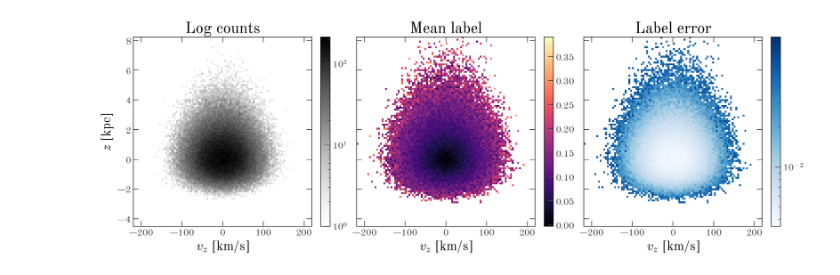
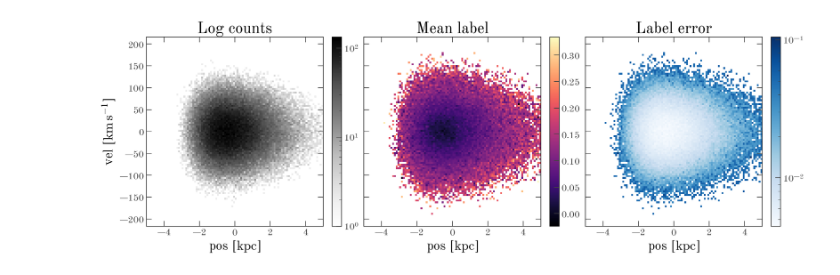
Before and after one commit to adrn/torusimaging-radial, a Jupyter notebook: scripts/Radial-qIso-df.ipynb, the cells around one changed output. Drawn from its saved outputs; the diff is of its cells as text; code cells hidden in the pictures.

```diff
--- a/scripts/Radial-qIso-df.ipynb
+++ b/scripts/Radial-qIso-df.ipynb
@@ -40,12 +43,7 @@ pdata = make_qiso_df(N=1_000_000)
 # %%
-Rg = pdata["Rg"]
-vc = vc0
-
-# TODO: hack - what if we get the rotation curve wrong?
-# vc = 220 * u.km/u.s
-# Rg = (pdata["J"][:, 1] / vc).to(u.kpc)
+Lz = pdata["J"][:, 1]
 # %%
-Rg_bin = 8.0 * u.kpc
-mask = (np.abs(Rg - Rg_bin) < 0.5 * u.kpc) & (pdata["zmax"] < 0.1 * u.kpc)
+Lz_bin = 8.0 * u.kpc * vc0
+mask = (np.abs(Lz - Lz_bin) < 0.05 * Lz_bin) & (pdata["zmax"] < 0.1 * u.kpc)
 mask.sum()
 # %% [output]
@@ -55,6 +53,6 @@ Bin by guiding radius:
 # %%
 pdata_bin = pdata[mask].copy()
-pdata_bin["x_R"] = pdata_bin["R"] - Rg[mask]
+# pdata_bin["x_R"] = pdata_bin["R"] - Rg[mask]
 # %%
 def make_mgfe(JR, slope=0.1 / 10, std=0.05, rng=None):
     """
@@ -76,25 +82,30 @@ pdata_bin["mgfe"], pdata_bin["mgfe_err"] = make_mgfe(
 # %%
-tmp = np.nanpercentile(pdata_bin["x_R"].to(u.kpc), [1, 50, 99])
+shift = np.mean(pdata_bin["R"])
+
+tmp = np.nanpercentile(pdata_bin["R"].to_value(u.kpc), [0.1, 50, 99.9])
 xtmp = np.diff(tmp)
 max_v = 2 * np.nanpercentile(pdata_bin["v_R"].to(u.km / u.s), 99)
 
 xv_bins = {
-    "pos": np.linspace(-2 * xtmp[0], 2 * xtmp[1], 101),
+    # "pos": np.linspace(-2 * xtmp[0], 2 * xtmp[1], 101),
+    # "pos": np.linspace(tmp[0], tmp[2], 101) - shift.to_value(u.kpc),
+    "pos": np.linspace(-5, 5, 101),
     "vel": np.linspace(-max_v, max_v, 101),
 }
 
 bdata = oti.data.get_binned_label(
-    pdata_bin["x_R"],
+    pdata_bin["R"] - shift,
     pdata_bin["v_R"],
     label=pdata_bin["mgfe"],
     label_err=pdata_bin["mgfe_err"],
     bins=xv_bins,
     units=galactic,
+    s_N_thresh=5,
 )
 # %%
-_ = plot_bdata(bdata)
+_ = plot_bdata(bdata, x_coord="pos")
 # %% [output]
-[figure, old version]
+[figure, new version]
 # %%
 model, bounds, init_params = oti.TorusImaging1DSpline.auto_init(
     bdata,
```
Also changed, not shown: parts of 25 cells of this notebook.
